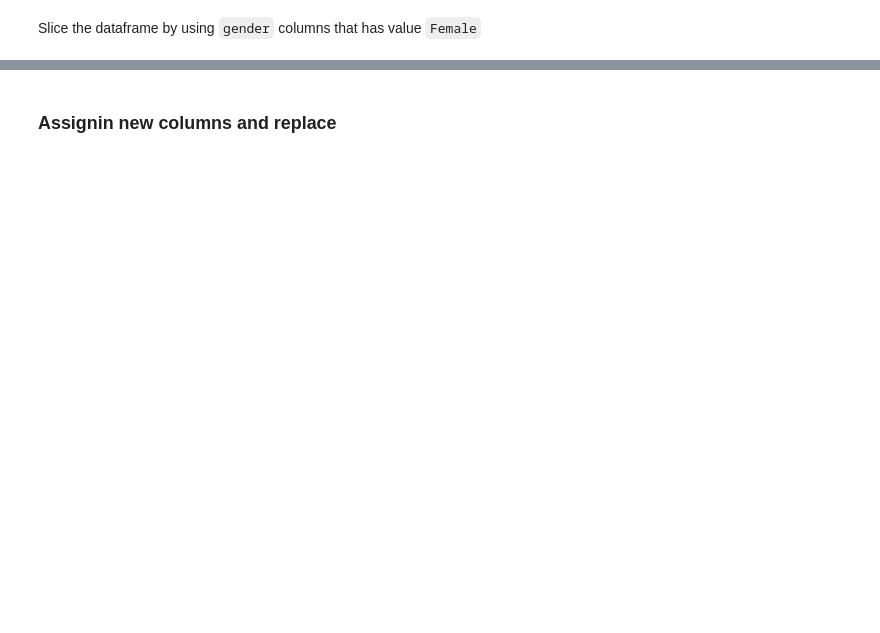
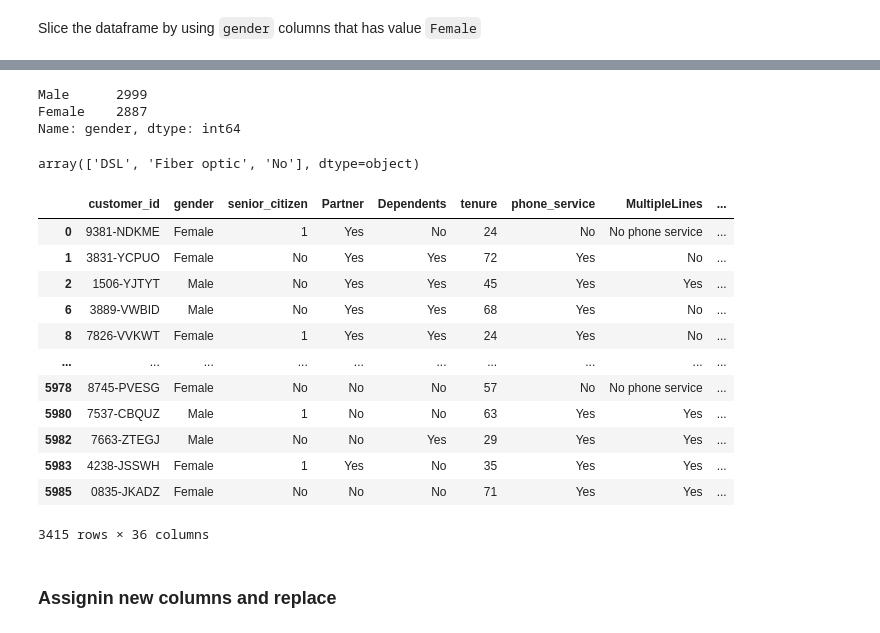
Before and after one commit to andreaschandra/free_data_science_courses, a Jupyter notebook: python_for_data_manipulation/D1_introduction.ipynb, the cells around one changed output, grey strips where cells are left out. Drawn from its saved outputs; the diff is of its cells as text; code cells hidden in the pictures; blank space fills up the shorter version.

```diff
--- a/python_for_data_manipulation/D1_introduction.ipynb
+++ b/python_for_data_manipulation/D1_introduction.ipynb
@@ -189,2 +419,11 @@ Slice the dataframe by using `gender` columns that has value `Female`
+# %%
+for columns in cat_columns:
+    print(d_data[columns].value_counts())
+# %% [output]
+Male      2999
+Female    2887
+Name: gender, dtype: int64
 # %%
-d_data.gender.unique()
+d_data.InternetService.unique()
+# %% [output]
+array(['DSL', 'Fiber optic', 'No'], dtype=object)
@@ -193,3 +430,19 @@ d_data.gender.unique()
+# %%
+d_data[(d_data.InternetService.isin(["DSL", "Fiber optic"])) & (d_data.tenure > 10)]
+# %% [output]
+|  | customer_id | gender | senior_citizen | Partner | Dependents | tenure | phone_service | MultipleLines | ... |
+| 0 | 9381-NDKME | Female | 1 | Yes | No | 24 | No | No phone service | ... |
+| 1 | 3831-YCPUO | Female | No | Yes | Yes | 72 | Yes | No | ... |
+| 2 | 1506-YJTYT | Male | No | Yes | Yes | 45 | Yes | Yes | ... |
+| 6 | 3889-VWBID | Male | No | Yes | Yes | 68 | Yes | No | ... |
+| 8 | 7826-VVKWT | Female | 1 | Yes | Yes | 24 | Yes | No | ... |
+| ... | ... | ... | ... | ... | ... | ... | ... | ... | ... |
+| 5978 | 8745-PVESG | Female | No | No | No | 57 | No | No phone service | ... |
+| 5980 | 7537-CBQUZ | Male | 1 | No | No | 63 | Yes | Yes | ... |
+| 5982 | 7663-ZTEGJ | Male | No | No | Yes | 29 | Yes | Yes | ... |
+| 5983 | 4238-JSSWH | Female | 1 | Yes | No | 35 | Yes | Yes | ... |
+| 5985 | 0835-JKADZ | Female | No | No | No | 71 | Yes | Yes | ... |
+3415 rows × 36 columns
 # %% [markdown]
 ### Assignin new columns and replace
 # %%
```
Also changed, not shown: parts of 58 cells of this notebook, 6 other files.
